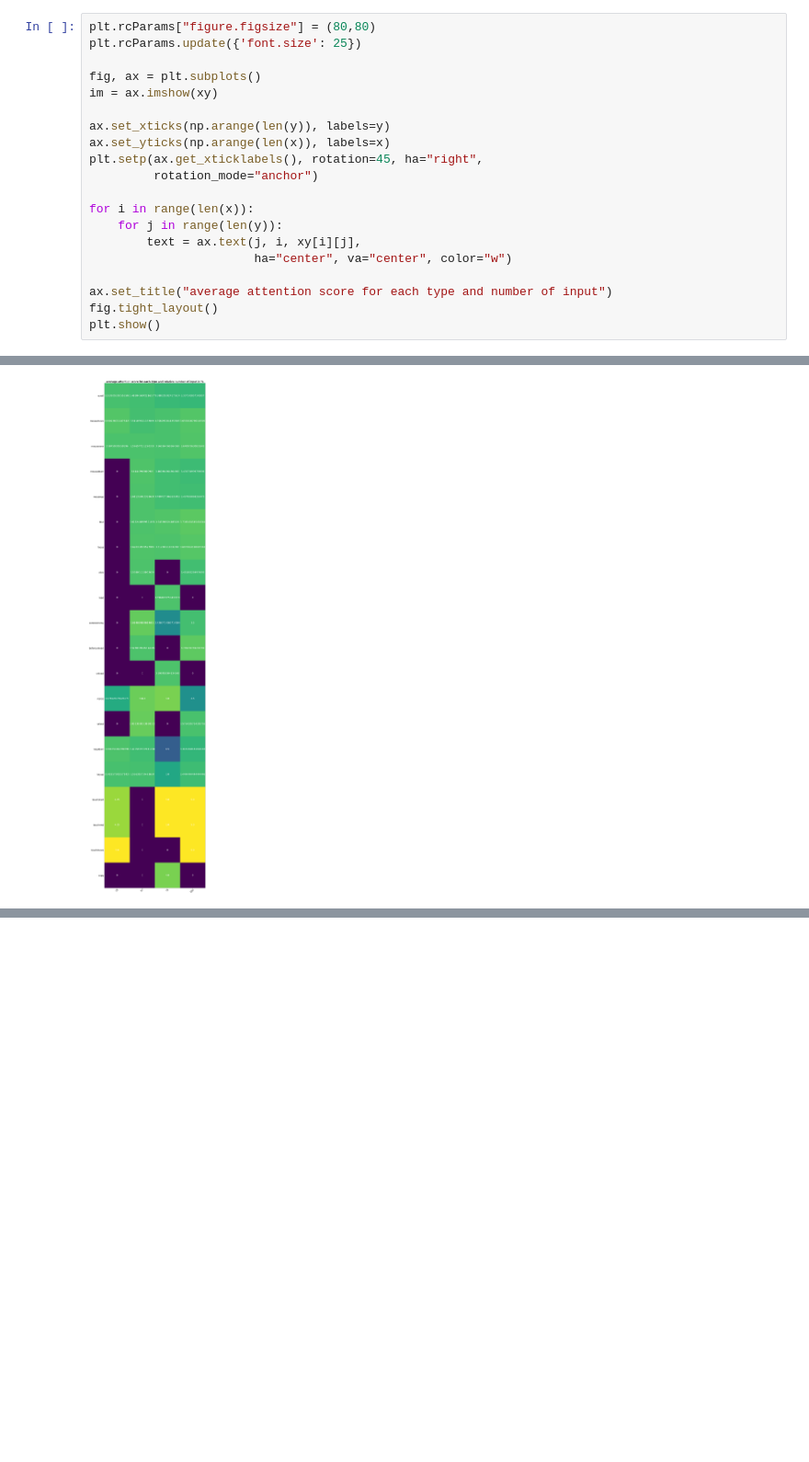
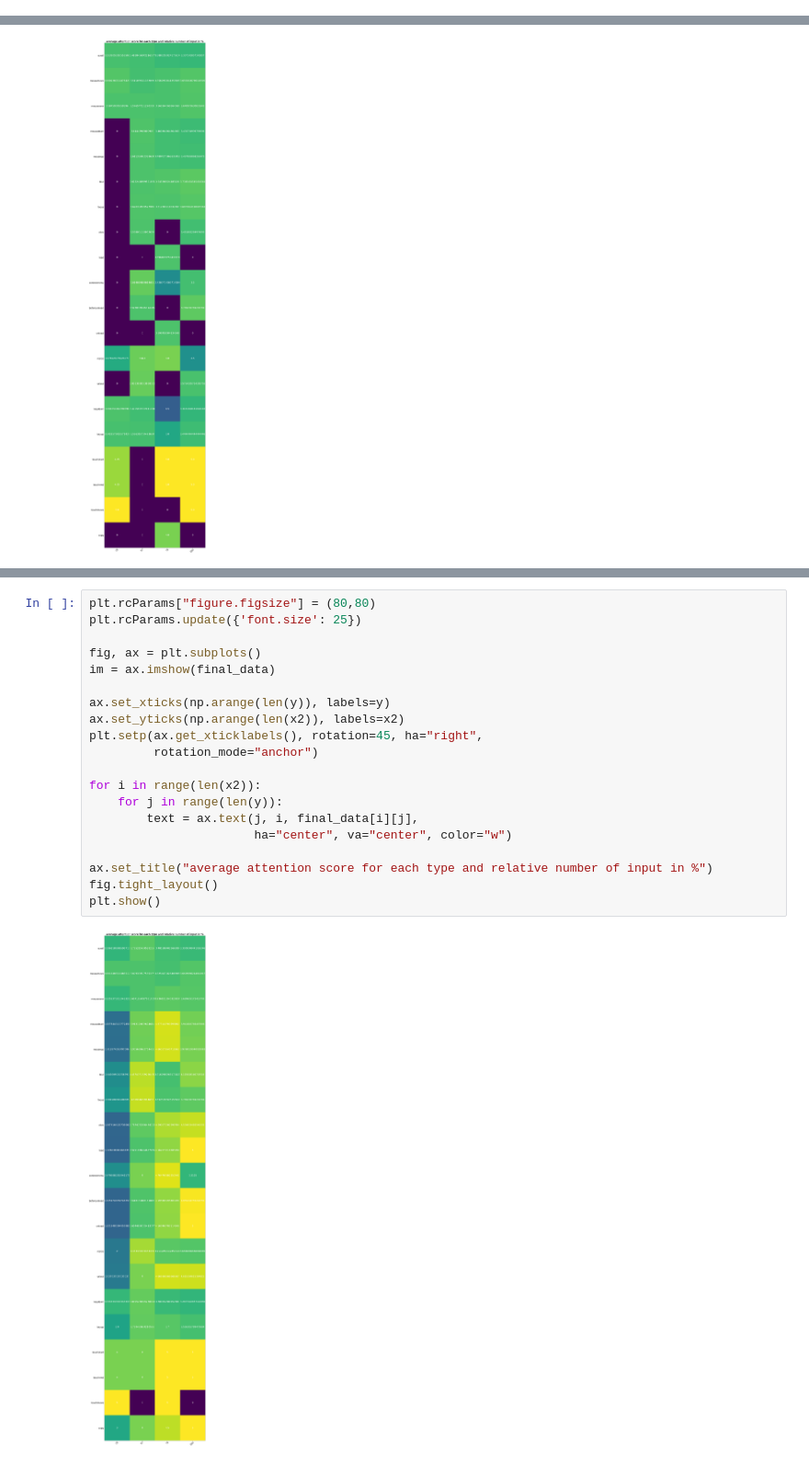
Before and after one commit to JulesDuteyrat/persuasiveness-data-collecting, a Jupyter notebook: python_data-mining_etc/notebooks/data_analysis.ipynb, the cells around one changed output, grey strips where cells are left out. Shown at 92% size. Cells and saved outputs as stored; diff of their text form; blank space fills up the shorter version.

Commit message:
new cool heatmap at the end of the file

```diff
--- a/python_data-mining_etc/notebooks/data_analysis.ipynb
+++ b/python_data-mining_etc/notebooks/data_analysis.ipynb
@@ -223,23 +192,3 @@ for row in xy :
         else :
             tmp = 0
         xy[xy.index(row)][row.index(case)] = tmp
-# %%
-plt.rcParams["figure.figsize"] = (80,80)
-plt.rcParams.update({'font.size': 25})
-
-fig, ax = plt.subplots()
-im = ax.imshow(xy)
-
-ax.set_xticks(np.arange(len(y)), labels=y)
-ax.set_yticks(np.arange(len(x)), labels=x)
-plt.setp(ax.get_xticklabels(), rotation=45, ha="right",
-         rotation_mode="anchor")
-
-for i in range(len(x)):
-    for j in range(len(y)):
-        text = ax.text(j, i, xy[i][j],
-                       ha="center", va="center", color="w")
-
-ax.set_title("average attention score for each type and number of input")
-fig.tight_layout()
-plt.show()
@@ -353,0 +266,22 @@ plt.show()
+# %%
+plt.rcParams["figure.figsize"] = (80,80)
+plt.rcParams.update({'font.size': 25})
+
+fig, ax = plt.subplots()
+im = ax.imshow(final_data)
+
+ax.set_xticks(np.arange(len(y)), labels=y)
+ax.set_yticks(np.arange(len(x2)), labels=x2)
+plt.setp(ax.get_xticklabels(), rotation=45, ha="right",
+         rotation_mode="anchor")
+
+for i in range(len(x2)):
+    for j in range(len(y)):
+        text = ax.text(j, i, final_data[i][j],
+                       ha="center", va="center", color="w")
+
+ax.set_title("average attention score for each type and relative number of input in %")
+fig.tight_layout()
+plt.show()
+# %% [output]
+[figure, added]
```
Also changed, not shown: parts of 17 cells of this notebook, 1 other file.
